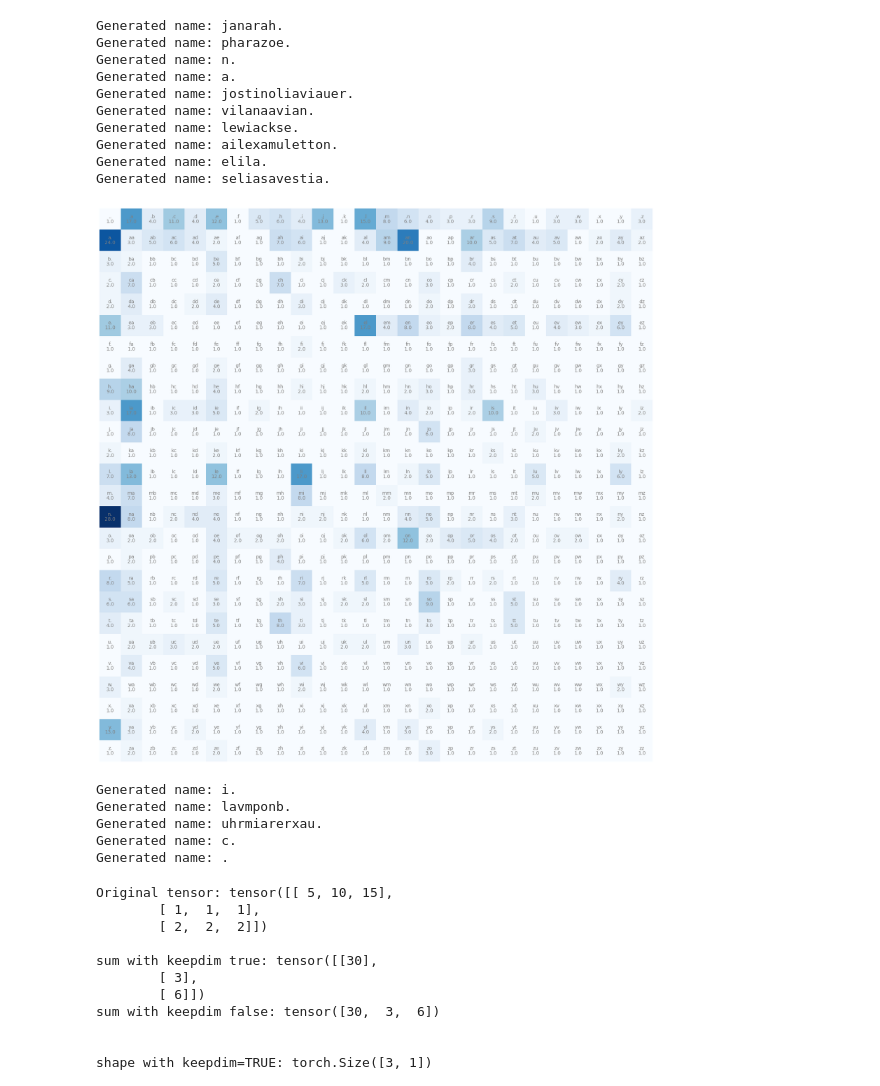
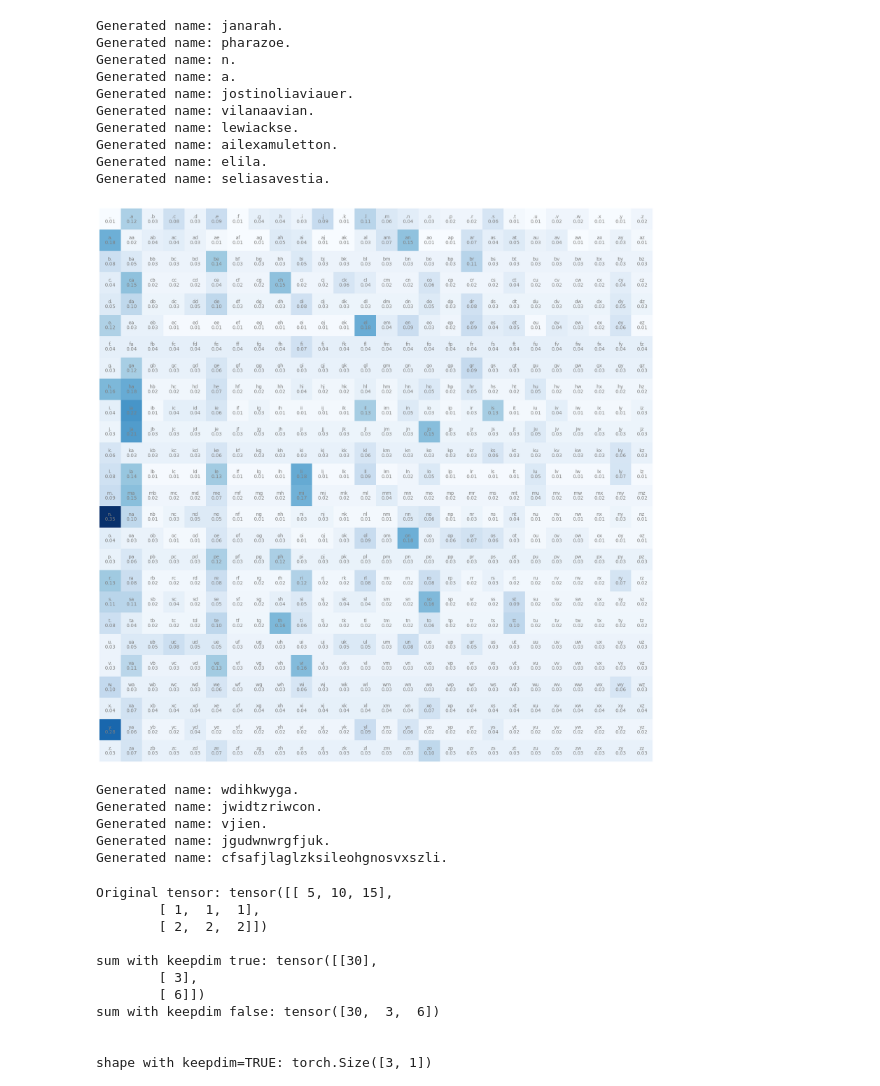
Before and after one commit to BrentGrammer/learning-LLMs, a Jupyter notebook: bigramllm.ipynb, the cells around one changed output. Cells and saved outputs as stored; diff of their text form; code cells hidden in the pictures.

Commit message:
show probability plot

```diff
--- a/bigramllm.ipynb
+++ b/bigramllm.ipynb
@@ -393,29 +393,35 @@ Generated name: seliasavestia.
 ###### Manipulating Tensor for Efficiency ######
 
 # Create a prepared dataset (matrix) that is the probabilities to improve efficiency in the loop
-P = (N).float() # converts all values to float as we used to do for each in the loop
+# P = (N).float() # converts all values to float as we used to do for each in the loop
 
 
 ##################
 # Model Smoothing
 ##################
 
-P = (N+1).float() # add 1 or higher value to all values in the dataset
+P = (N+1).float() # add 1 or higher value to all values in the dataset - removes any 0s from the dataset
 # This removes 0 values (makes them 1 or higher) and is a nicety when measuring the likelihood since it will prevent values with 0 probability resulting showing infinity in the loss function (i.e. negative log likelihood)
 # The higher the value you add, the more smooth your model will be, the lower the value will have more peaks etc.
 
-# Plot the prepared dataset showing distributions now instead of counts
-fig, ax = plt.subplots(figsize=(16, 16))
-ax.imshow(P, cmap='Blues', aspect='auto')
-for i in range(len(itos)):
-    for j in range(len(itos)):
-        chstr = itos[i] + itos[j]
-        plt.text(j, i, chstr, ha='center', va='bottom', color='gray')
-        plt.text(j, i, P[i, j].item(), ha='center', va='top', color='gray')
-ax.axis('off')
-plt.tight_layout(pad=0)
-plt.show()
+# fig, ax = plt.subplots(figsize=(16, 16))
+# ax.imshow(P, cmap='Blues', aspect='auto')
+# for i in range(len(itos)):
+#     for j in range(len(itos)):
+#         chstr = itos[i] + itos[j]
+#         plt.text(j, i, chstr, ha='center', va='bottom', color='gray')
+#         plt.text(j, i, P[i, j].item(), ha='center', va='top', color='gray')
+# ax.axis('off')
+# plt.tight_layout(pad=0)
+# plt.show()
 
+
+
+##########################################################################
+#
+#   OPTIMIZE DATASET BY PREPARING IT - USE DISTRIBUTIONS INSTEAD OF COUNTS
+#
+##########################################################################
 
 # Get the sums per row to get probability of characters by row sum
 # pytorch sum allows you to keep the dimensions instead of just giving you a 1-dim list of results
@@ -428,39 +434,53 @@ plt.show()
 #   [...] ] -> [ [rowSumA, rowSumA, rowSumA, ...x26],
 #                [rowSumB, rowsumB, rowsumB, ...x26] ]
 
 row_sums = P.sum(1, keepdim=True) # careful: not including keepdim=True causes a bug and is wrong!
 #print(row_sums.shape) # [26,1] column vector, but would be just [26] list if keepdim=False or left out
 
 # normalizes rows so they all add up to 1 (each val in the row has a probability for that row)
 # P = P / row_sums # creates a new tensor - use in place operation instead which does not create a new tensor
 P /= row_sums # in place operation
+
+
+# Plot the prepared dataset showing distributions now instead of counts
+fig, ax = plt.subplots(figsize=(16, 16))
+ax.imshow(P, cmap='Blues', aspect='auto')
+for i in range(len(itos)):
+    for j in range(len(itos)):
+        chstr = itos[i] + itos[j]
+        plt.text(j, i, chstr, ha='center', va='bottom', color='gray')
+        plt.text(j, i, f'{P[i, j].item():.2f}', ha='center', va='top', color='gray')
+ax.axis('off')
+plt.tight_layout(pad=0)
+plt.show()
+
 
 for i in range(5):
     out = []
     ix = 0
     while True:
         # This is inefficient because we are converting to float every loop
         # p = N[ix].float()
         # p = p / p.sum()
 
         # Instead use the prepared matrix of probabilities pre-calculated
         p = P[ix]
 
         ix = torch.multinomial(p, num_samples=1, replacement=True, generator=g)
         ix = ix.item()
         out.append(itos[ix])
 
         is_end_token = ix == 0
         if is_end_token:
             break
     print('Generated name: ' + ''.join(out))
 # %% [output]
-[figure, old version]
+[figure, new version]
-Generated name: i.
-Generated name: lavmponb.
-Generated name: uhrmiarerxau.
-Generated name: c.
-Generated name: .
+Generated name: wdihkwyga.
+Generated name: jwidtzriwcon.
+Generated name: vjien.
+Generated name: jgudwnwrgfjuk.
+Generated name: cfsafjlaglzksileohgnosvxszli.
 # %%
 #### BROADCASTING ####
 
```
